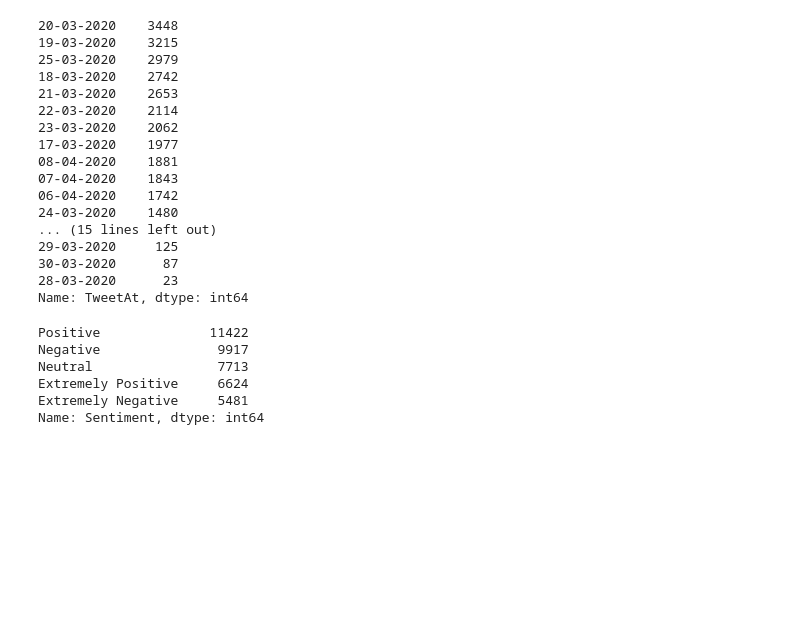
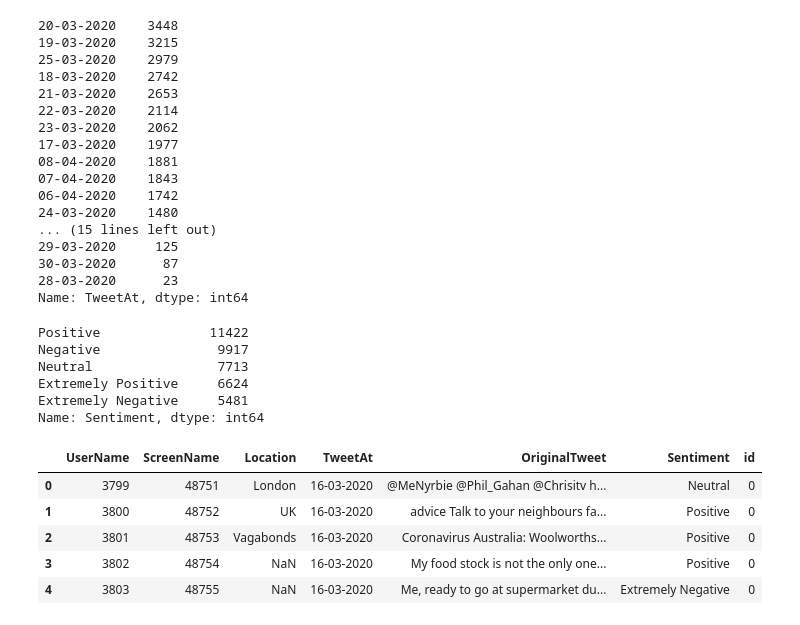
Before and after one commit to arunsundar022/Corona-tweet-sentiment-analysis, a Jupyter notebook: Corona-tweet-sentiment-analysis.ipynb, the cells around one changed output. Saved outputs shown, nothing was run; the diff lists cells and outputs as text; code cells hidden in the pictures; blank space fills up the shorter version.

```diff
--- a/Corona-tweet-sentiment-analysis.ipynb
+++ b/Corona-tweet-sentiment-analysis.ipynb
@@ -130,3 +130,17 @@ Neutral                7713
 Extremely Positive     6624
 Extremely Negative     5481
 Name: Sentiment, dtype: int64
+# %%
+train['id']= 0
+test['id']=1
+covid = pd.concat([train,test])
+covid.reset_index(drop = True , inplace= True)
+# %%
+covid.head()
+# %% [output]
+|  | UserName | ScreenName | Location | TweetAt | OriginalTweet | Sentiment | id |
+| 0 | 3799 | 48751 | London | 16-03-2020 | @MeNyrbie @Phil_Gahan @Chrisitv h... | Neutral | 0 |
+| 1 | 3800 | 48752 | UK | 16-03-2020 | advice Talk to your neighbours fa... | Positive | 0 |
+| 2 | 3801 | 48753 | Vagabonds | 16-03-2020 | Coronavirus Australia: Woolworths... | Positive | 0 |
+| 3 | 3802 | 48754 | NaN | 16-03-2020 | My food stock is not the only one... | Positive | 0 |
+| 4 | 3803 | 48755 | NaN | 16-03-2020 | Me, ready to go at supermarket du... | Extremely Negative | 0 |
```
Also changed, not shown: parts of 13 cells of this notebook.
